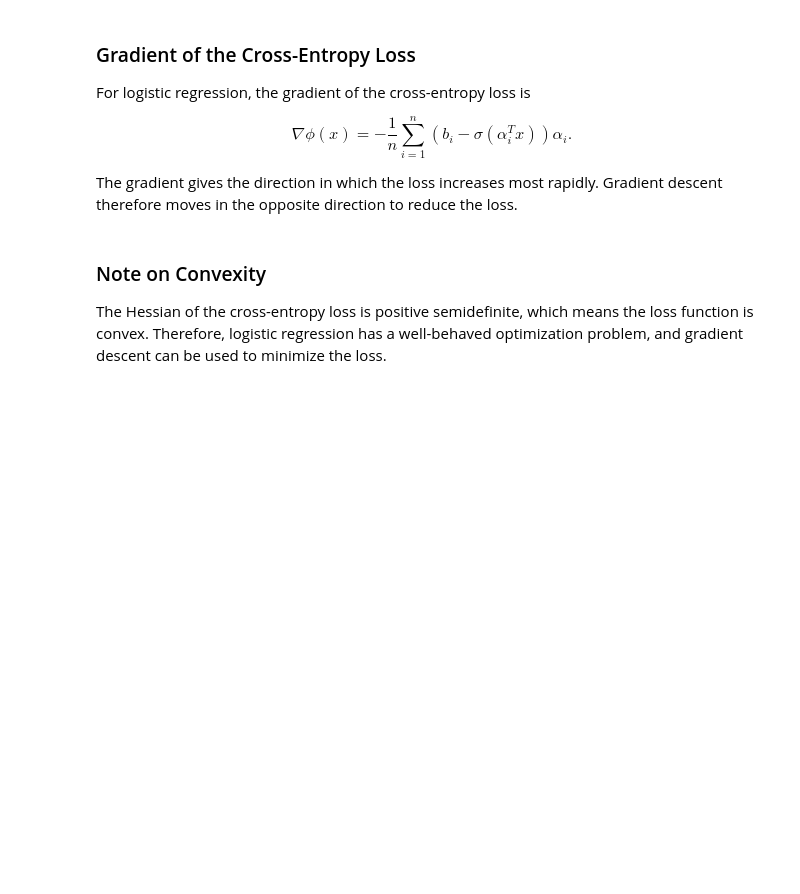
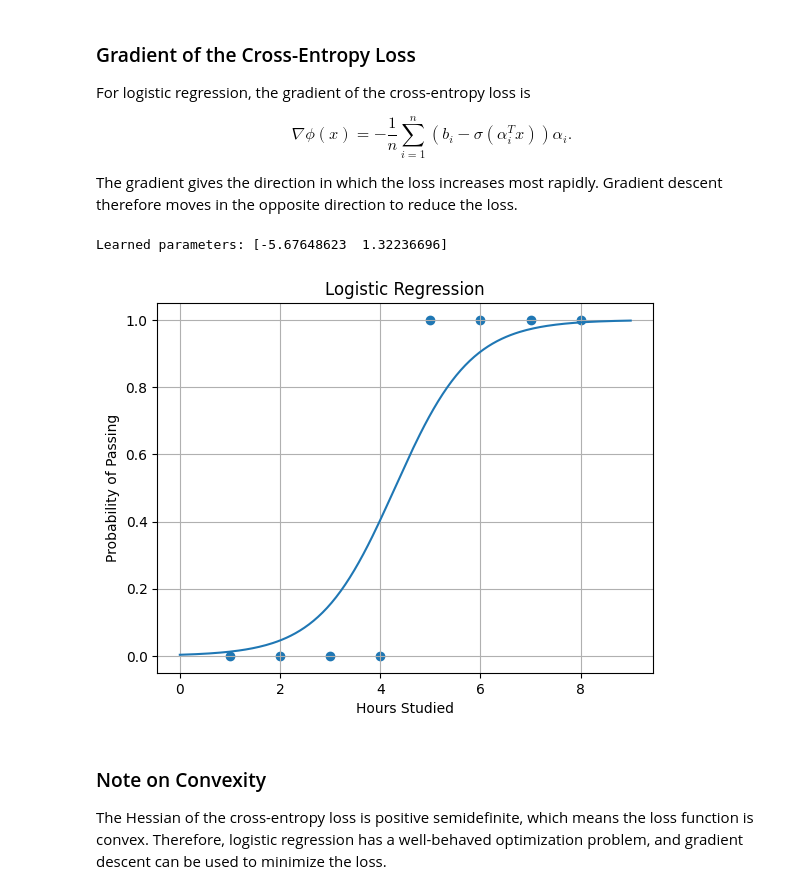
Before and after one commit to nmhom/MAT-422, a Jupyter notebook: MAT422_HW_3.4.ipynb, the cells around one changed output. Saved outputs shown, nothing was run; the diff lists cells and outputs as text; code cells hidden in the pictures; blank space fills up the shorter version.

```diff
--- a/MAT422_HW_3.4.ipynb
+++ b/MAT422_HW_3.4.ipynb
@@ -23,6 +38,53 @@ For logistic regression, the gradient of the cross-entropy loss is
 $$\nabla\phi(x) = -\frac{1}{n} \sum_{i=1}^{n} (b_i-\sigma(\alpha_i^T x))\alpha_i.$$
 
 The gradient gives the direction in which the loss increases most rapidly. Gradient descent therefore moves in the opposite direction to reduce the loss.
+# %%
+hours = np.array([1,2,3,4,5,6,7,8], dtype=float)
+b = np.array([0,0,0,0,1,1,1,1], dtype=float)
+
+# intercept
+A = np.column_stack((np.ones(len(hours)), hours))
+
+# starting parameters
+x = np.zeros(2)
+
+beta = 0.1
+losses = []
+
+for _ in range(1000):
+  probabilities = sigmoid(A @ x)
+
+  loss = -np.mean(
+      b * np.log(probabilities + 1e-10)
+      + (1 - b) * np.log(1 -probabilities + 1e-10)
+  )
+  losses.append(loss)
+
+  gradient = -(1 / len(b)) * A.T @ (b-probabilities)
+  x = x - beta * gradient
+
+print("Learned parameters:", x)
+# %% [output]
+Learned parameters: [-5.67648623  1.32236696]
+# %%
+hours_plot = np.linspace(0, 9, 200)
+
+A_plot = np.column_stack((
+    np.ones(len(hours_plot)),
+    hours_plot
+))
+
+probability = sigmoid(A_plot @ x)
+
+plt.scatter(hours, b)
+plt.plot(hours_plot, probability)
+plt.xlabel("Hours Studied")
+plt.ylabel("Probability of Passing")
+plt.title("Logistic Regression")
+plt.grid()
+plt.show()
+# %% [output]
+[figure, added]
 # %% [markdown]
 ### Note on Convexity
 
```
Also changed, not shown: parts of 2 cells of this notebook.
